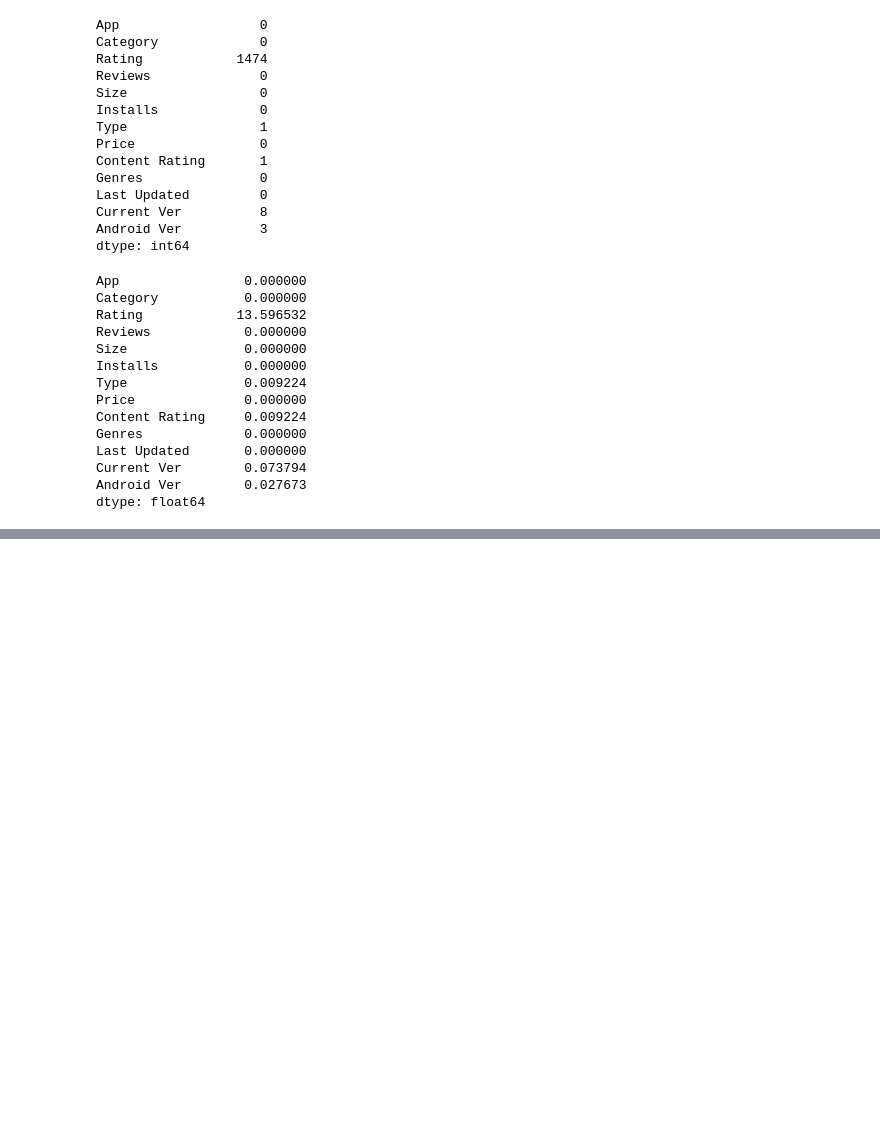
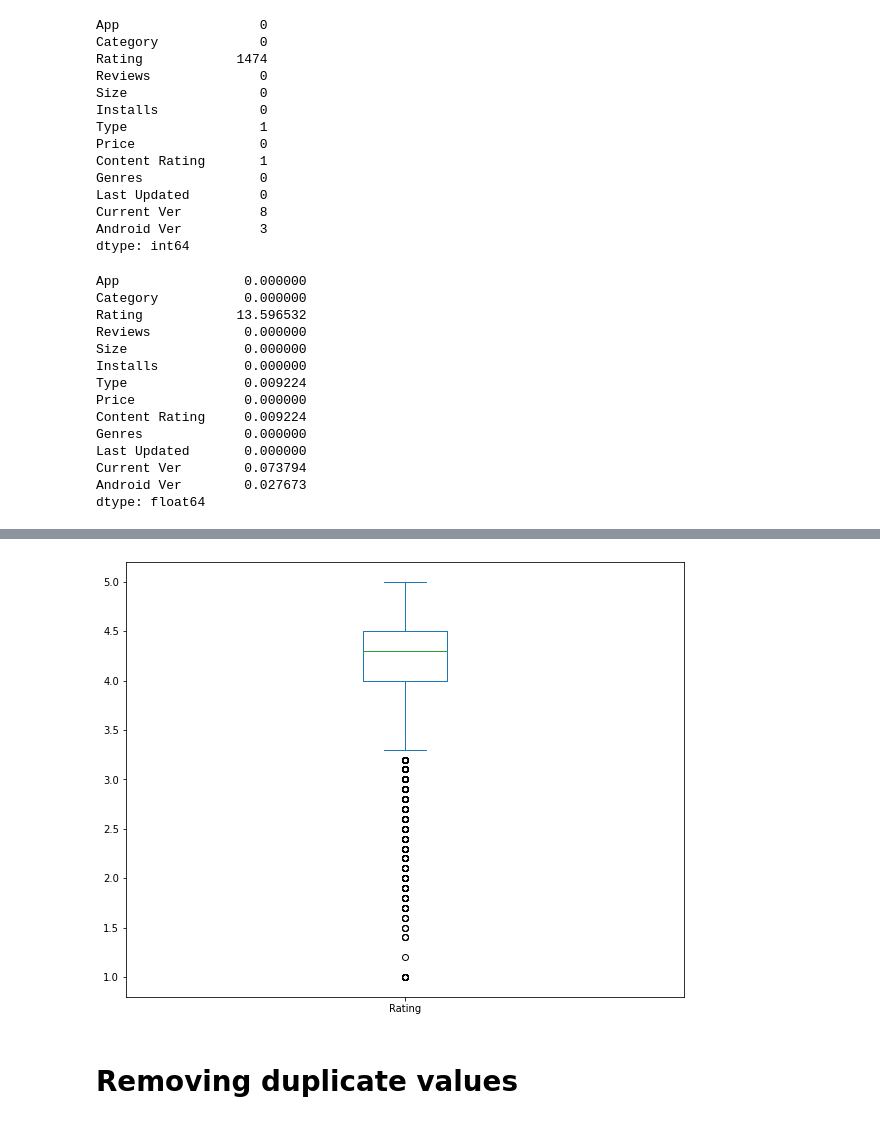
Before and after one commit to amol004/Google-Play-Store-EDA, a Jupyter notebook: Capstone_project_Google_play_store_review_analysis_(EDA)_Notebook_{Amol_Thakur}.ipynb, the cells around one changed output, grey strips where cells are left out. Saved outputs shown, nothing was run; the diff lists cells and outputs as text; code cells hidden in the pictures; blank space fills up the shorter version.

```diff
--- a/Capstone_project_Google_play_store_review_analysis_(EDA)_Notebook_{Amol_Thakur}.ipynb
+++ b/Capstone_project_Google_play_store_review_analysis_(EDA)_Notebook_{Amol_Thakur}.ipynb
@@ -204,0 +230,9 @@ dtype: float64
+# %%
+#performing a check just to ensure that the outlier is removed
+plt.figure(figsize=(10,8))
+play_df.Rating.plot(kind='box');
+# here we can see that we have sucessfully removed the outlier from the required column
+# %% [output]
+[figure, added]
+# %% [markdown]
+# Removing duplicate values
```
Also changed, not shown: parts of 16 cells of this notebook.
